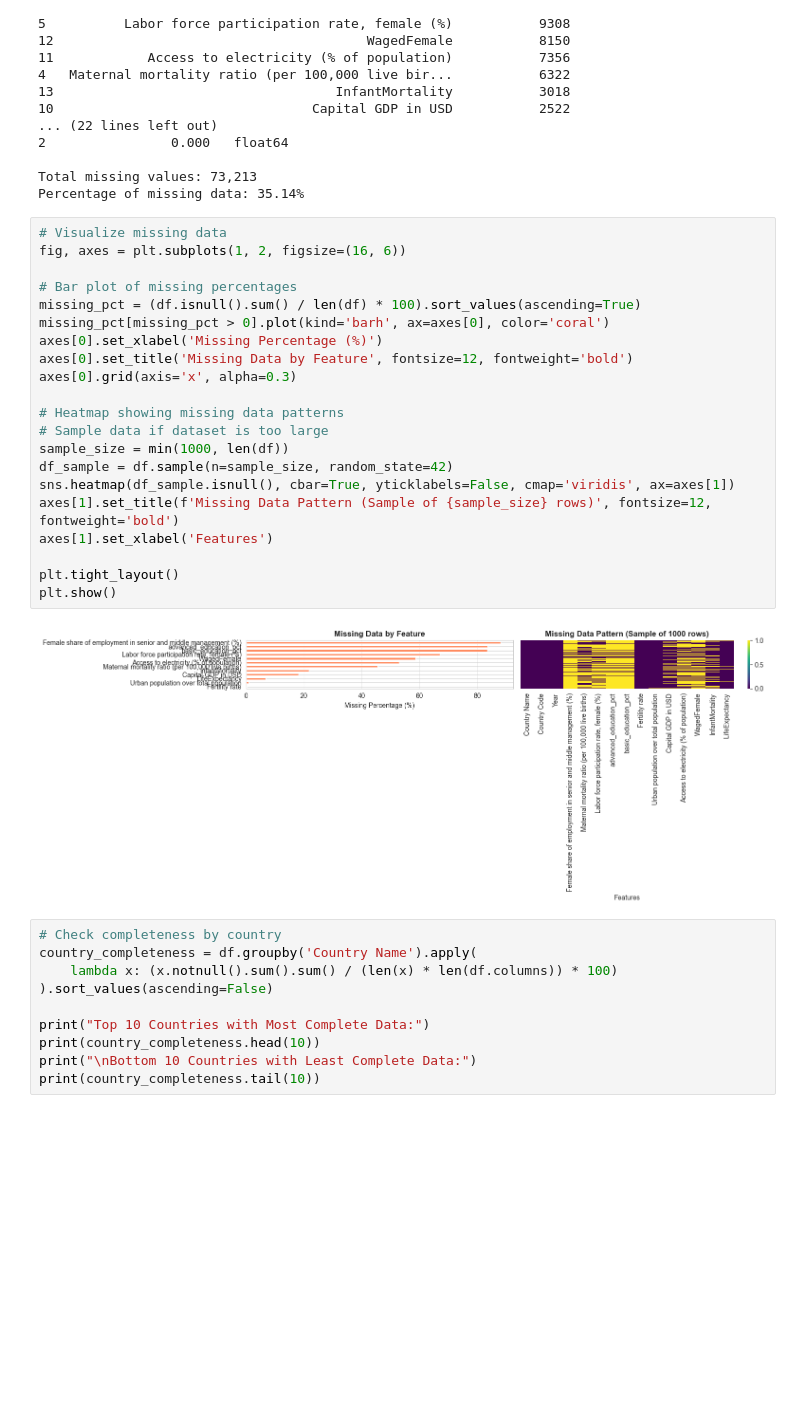
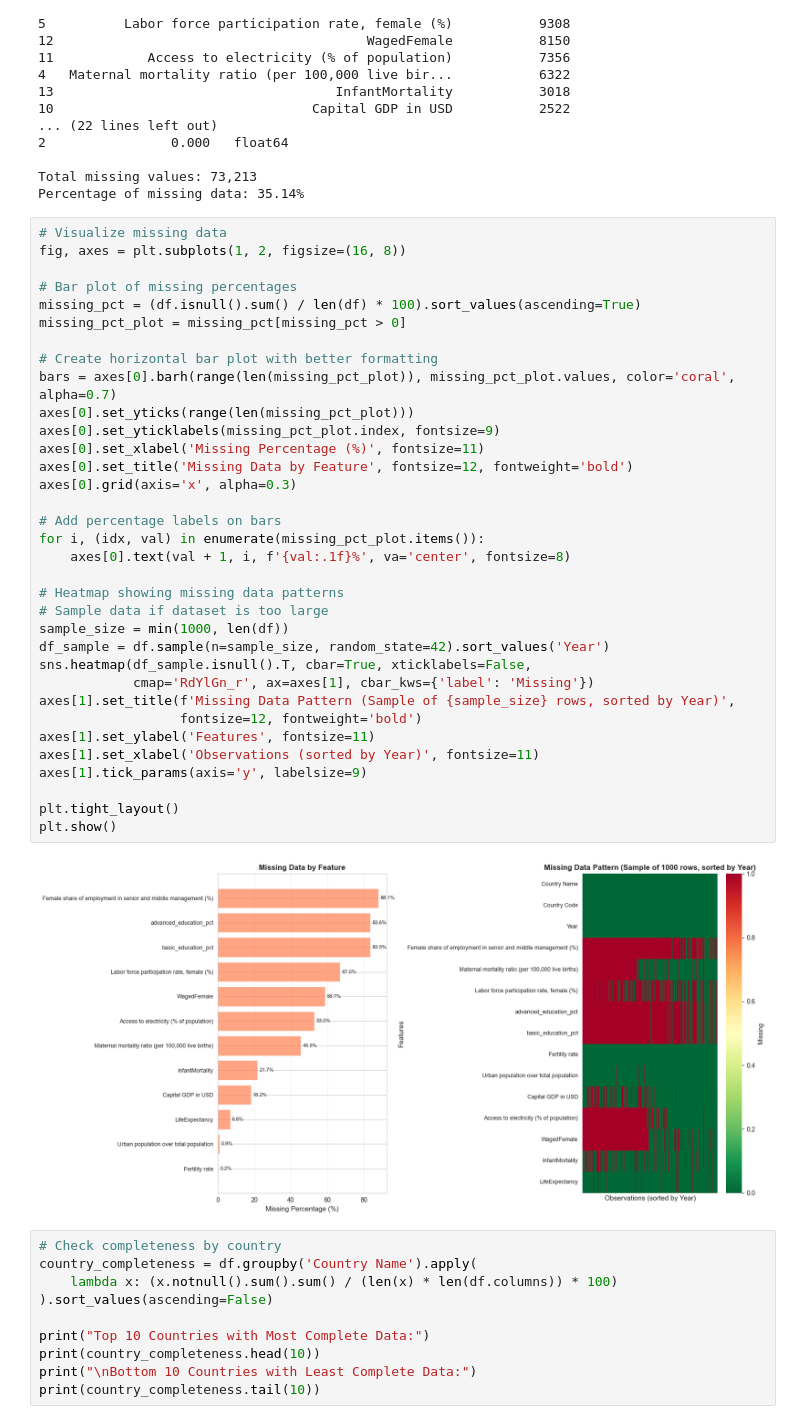
Before and after one commit to evanpoulson/Fertility-Rate-Prediction, a Jupyter notebook: data-analysis/fertility_rate_eda.ipynb, the cells around one changed output. Drawn from its saved outputs; the diff is of its cells as text; blank space fills up the shorter version.

```diff
--- a/data-analysis/fertility_rate_eda.ipynb
+++ b/data-analysis/fertility_rate_eda.ipynb
@@ -179,27 +179,40 @@ Total missing values: 73,213
 Percentage of missing data: 35.14%
 # %%
 # Visualize missing data
-fig, axes = plt.subplots(1, 2, figsize=(16, 6))
+fig, axes = plt.subplots(1, 2, figsize=(16, 8))
 
 # Bar plot of missing percentages
 missing_pct = (df.isnull().sum() / len(df) * 100).sort_values(ascending=True)
-missing_pct[missing_pct > 0].plot(kind='barh', ax=axes[0], color='coral')
-axes[0].set_xlabel('Missing Percentage (%)')
+missing_pct_plot = missing_pct[missing_pct > 0]
+
+# Create horizontal bar plot with better formatting
+bars = axes[0].barh(range(len(missing_pct_plot)), missing_pct_plot.values, color='coral', alpha=0.7)
+axes[0].set_yticks(range(len(missing_pct_plot)))
+axes[0].set_yticklabels(missing_pct_plot.index, fontsize=9)
+axes[0].set_xlabel('Missing Percentage (%)', fontsize=11)
 axes[0].set_title('Missing Data by Feature', fontsize=12, fontweight='bold')
 axes[0].grid(axis='x', alpha=0.3)
+
+# Add percentage labels on bars
+for i, (idx, val) in enumerate(missing_pct_plot.items()):
+    axes[0].text(val + 1, i, f'{val:.1f}%', va='center', fontsize=8)
 
 # Heatmap showing missing data patterns
 # Sample data if dataset is too large
 sample_size = min(1000, len(df))
-df_sample = df.sample(n=sample_size, random_state=42)
-sns.heatmap(df_sample.isnull(), cbar=True, yticklabels=False, cmap='viridis', ax=axes[1])
-axes[1].set_title(f'Missing Data Pattern (Sample of {sample_size} rows)', fontsize=12, fontweight='bold')
-axes[1].set_xlabel('Features')
+df_sample = df.sample(n=sample_size, random_state=42).sort_values('Year')
+sns.heatmap(df_sample.isnull().T, cbar=True, xticklabels=False,
+            cmap='RdYlGn_r', ax=axes[1], cbar_kws={'label': 'Missing'})
+axes[1].set_title(f'Missing Data Pattern (Sample of {sample_size} rows, sorted by Year)',
+                  fontsize=12, fontweight='bold')
+axes[1].set_ylabel('Features', fontsize=11)
+axes[1].set_xlabel('Observations (sorted by Year)', fontsize=11)
+axes[1].tick_params(axis='y', labelsize=9)
 
 plt.tight_layout()
 plt.show()
 # %% [output]
-[figure, old version]
+[figure, new version]
 # %%
 # Check completeness by country
 country_completeness = df.groupby('Country Name').apply(
```
Also changed, not shown: parts of 2 cells of this notebook.
